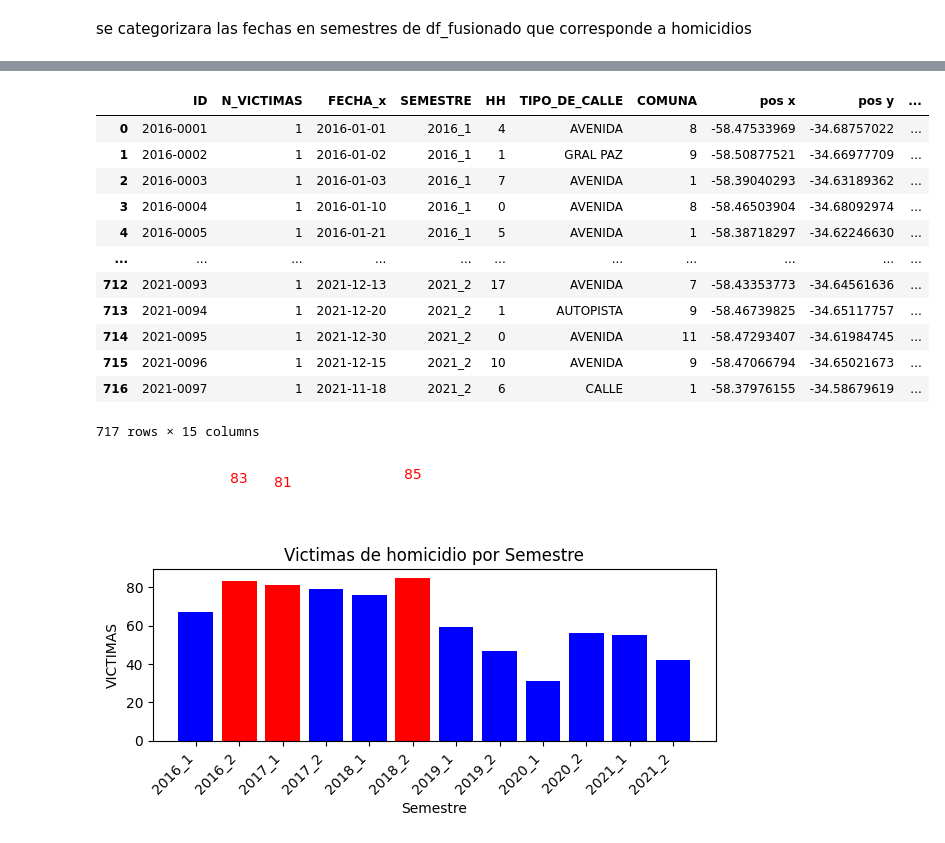
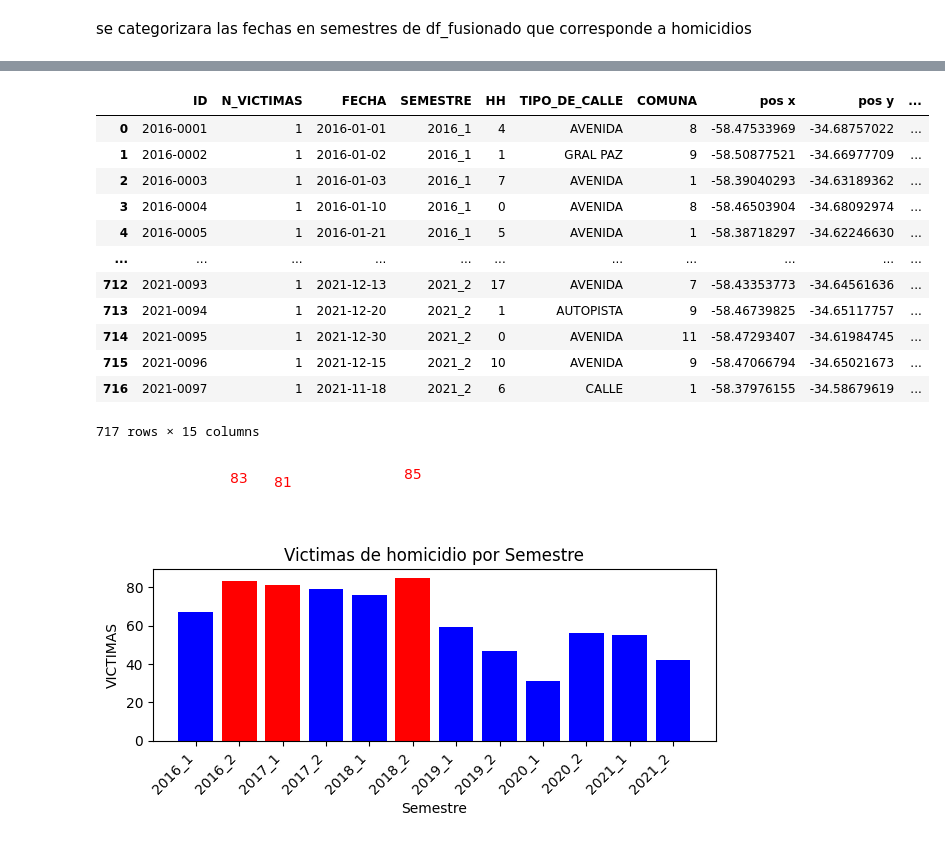
Before and after one commit to dariojacome/proyecto_anat, a Jupyter notebook: ETL_EDA.ipynb, the cells around one changed output, grey strips where cells are left out. Saved outputs shown, nothing was run; the diff lists cells and outputs as text; code cells hidden in the pictures.

```diff
--- a/ETL_EDA.ipynb
+++ b/ETL_EDA.ipynb
@@ -246,6 +247,8 @@ Data columns (total 14 columns):
  13  EDAD           664 non-null    Int32
 dtypes: Int32(2), datetime64[ns](1), int64(2), object(9)
 memory usage: 79.8+ KB
+# %%
+df_fusionado = df_fusionado.rename(columns={'FECHA_x': 'FECHA', 'VICTIMA_x': 'VICTIMA'})
 # %% [markdown]
  Se procede a guardar en csv el df_fusionado
 # %%
@@ -433,23 +506,22 @@ df_hechos
 # %%
-df_hechos['SEMESTRE'] = df_hechos['FECHA_x'].dt.quarter.apply(lambda x: 1 if x <= 2 else 2).astype(str)
+df_hechos['SEMESTRE'] = df_hechos['FECHA'].dt.quarter.apply(lambda x: 1 if x <= 2 else 2).astype(str)
 
 # Crear la columna 'AAAA_SEMESTRE'
-df_hechos['AAAA_SEMESTRE'] = df_hechos['FECHA_x'].dt.year.astype(str) + "_" + df_hechos['SEMESTRE']
+df_hechos['AAAA_SEMESTRE'] = df_hechos['FECHA'].dt.year.astype(str) + "_" + df_hechos['SEMESTRE']
 
 
 
 # Eliminar columnas irrelevantes
 df_hechos = df_hechos.drop(columns=["SEMESTRE"])
 
 # Renombrar columna "AAAA_SEMESTRE"
 df_hechos = df_hechos.rename(columns={'AAAA_SEMESTRE': 'SEMESTRE'})
-df_hechos = df_hechos.rename(columns={'FECHA_x	': 'FECHA'})
-df_hechos = df_hechos.rename(columns={'VICTIMA_x	': 'VICTIMA'})
+
 df_hechos.insert(3, 'SEMESTRE', df_hechos.pop('SEMESTRE'))
 
 df_hechos
 # %% [output]
-|  | ID | N_VICTIMAS | FECHA_x | SEMESTRE | HH | TIPO_DE_CALLE | COMUNA | pos x | pos y | ... |
+|  | ID | N_VICTIMAS | FECHA | SEMESTRE | HH | TIPO_DE_CALLE | COMUNA | pos x | pos y | ... |
 | 0 | 2016-0001 | 1 | 2016-01-01 | 2016_1 | 4 | AVENIDA | 8 | -58.47533969 | -34.68757022 | ... |
 | 1 | 2016-0002 | 1 | 2016-01-02 | 2016_1 | 1 | GRAL PAZ | 9 | -58.50877521 | -34.66977709 | ... |
 | 2 | 2016-0003 | 1 | 2016-01-03 | 2016_1 | 7 | AVENIDA | 1 | -58.39040293 | -34.63189362 | ... |
```
Also changed, not shown: parts of 17 cells of this notebook.
